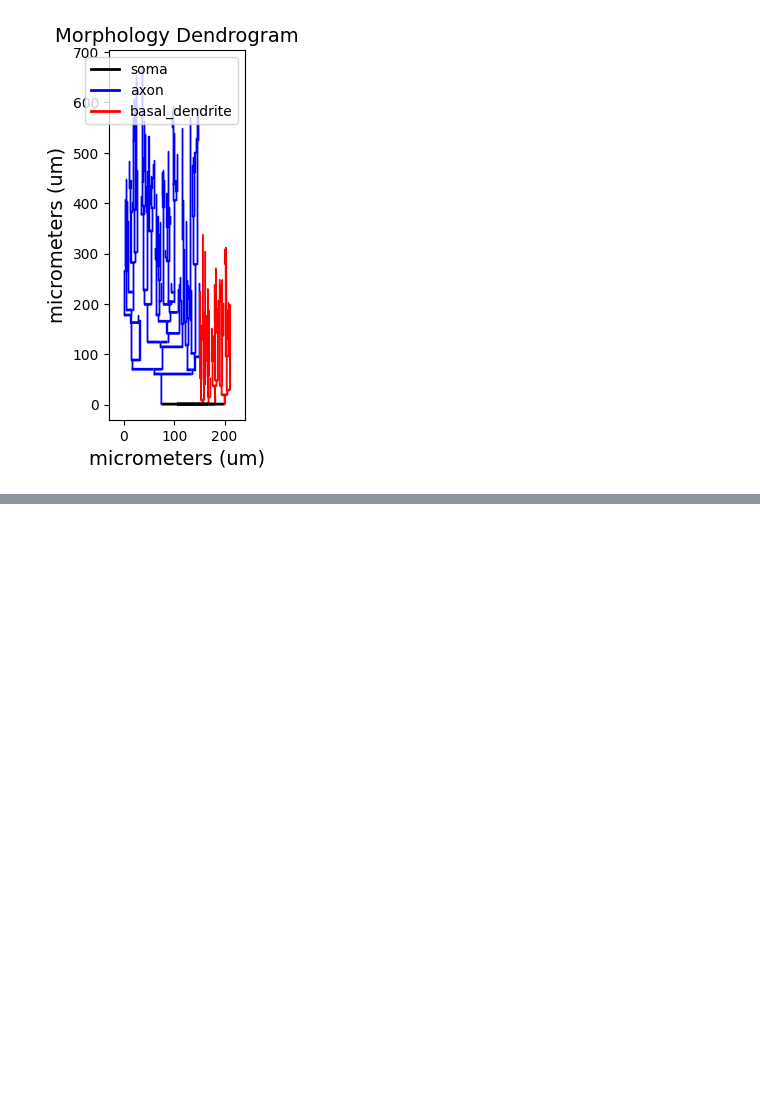
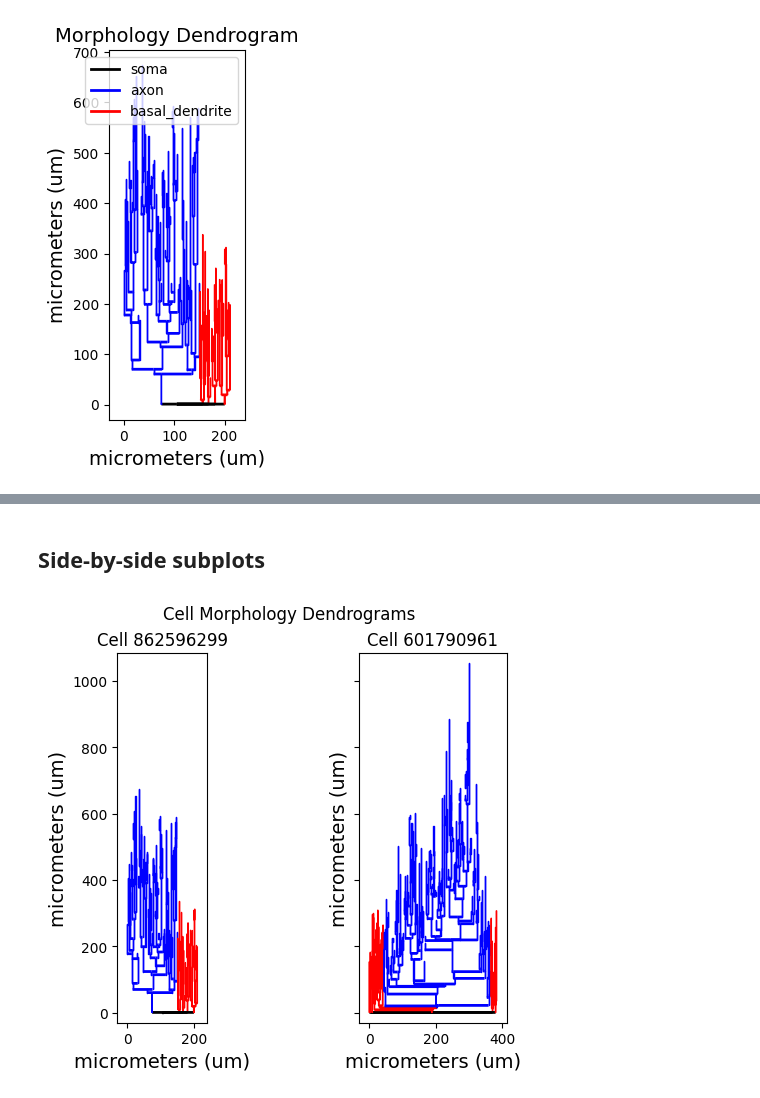
Before and after one commit to tb-harris/bin-2024, a Jupyter notebook: 11_Visualizing_Neurons.ipynb, the cells around one changed output, grey strips where cells are left out. Drawn from its saved outputs; the diff is of its cells as text; code cells hidden in the pictures; blank space fills up the shorter version.

```diff
--- a/11_Visualizing_Neurons.ipynb
+++ b/11_Visualizing_Neurons.ipynb
@@ -51,0 +88,35 @@ plot_dendrogram(m)
+# %% [markdown]
+## Side-by-side subplots
+# %%
+# Find files for two cells
+file1 = reconstruction_files[862596299]
+file2 = reconstruction_files[601790961]
+
+# Load morphologies
+m1 = nm.load_morphology(file1)
+m2 = nm.load_morphology(file2)
+
+# Create a subplot with two figures
+# nrows=1, ncols=2 -> 1 row by 2 columns of subplots
+# sharey=True -> Plots will share a y-axis
+fig, (ax1, ax2) = plt.subplots(nrows=1, ncols=2, sharey=True)
+# Set the overall title for the subplots
+fig.suptitle('Cell Morphology Dendrograms')
+
+# Plot the two dendrograms
+plot_dendrogram(m1, ax1)
+plot_dendrogram(m2, ax2)
+
+# Set default style for both dendrograms
+matplotlib_utils.plot_style(fig, ax1)
+matplotlib_utils.plot_style(fig, ax2)
+
+# Set titles
+ax1.set_title("Cell 862596299")
+ax2.set_title("Cell 601790961")
+
+# Hide legends
+ax1.get_legend().remove()
+ax2.get_legend().remove()
+# %% [output]
+[figure, added]
```
Also changed, not shown: parts of 8 cells of this notebook.
